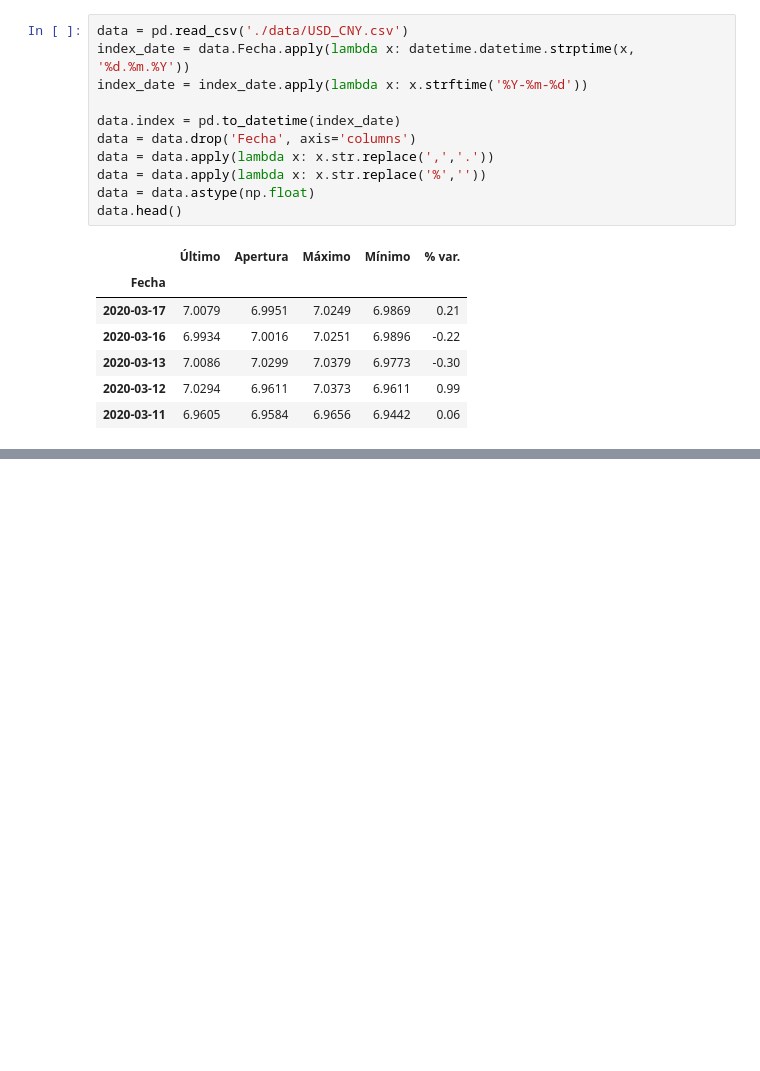
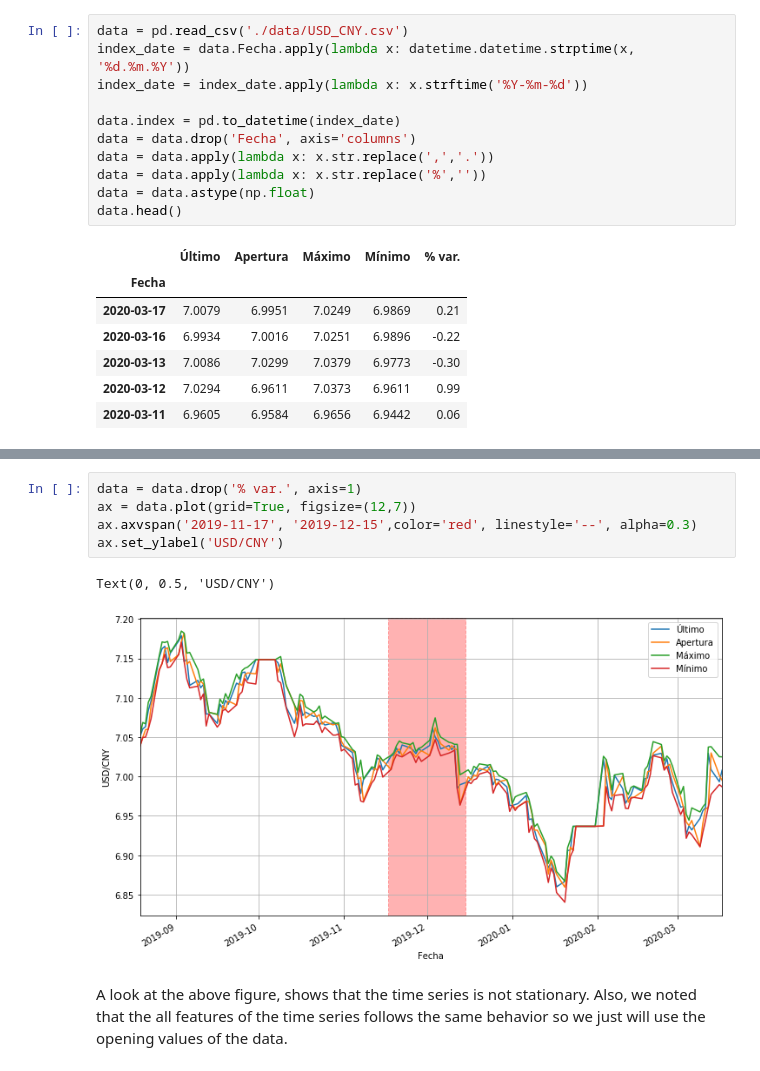
Before and after one commit to Cpicon/forecating_USD_CNY_Coronavirus, a Jupyter notebook: USD_CNY_analisys.ipynb, the cells around one changed output, grey strips where cells are left out. Saved outputs shown, nothing was run; the diff lists cells and outputs as text; blank space fills up the shorter version.

```diff
--- a/USD_CNY_analisys.ipynb
+++ b/USD_CNY_analisys.ipynb
@@ -37,0 +53,10 @@ data['2019-11-17':]['Apertura'].plot(grid=True)
+# %%
+data = data.drop('% var.', axis=1)
+ax = data.plot(grid=True, figsize=(12,7))
+ax.axvspan('2019-11-17', '2019-12-15',color='red', linestyle='--', alpha=0.3)
+ax.set_ylabel('USD/CNY')
+# %% [output]
+Text(0, 0.5, 'USD/CNY')
+[figure, added]
+# %% [markdown]
+A look at the above figure, shows that the time series is not stationary. Also, we noted that the all features of the time series follows the same behavior so we just will use the opening values of the data.
```
Also changed, not shown: parts of 33 cells of this notebook, 1 other file.
